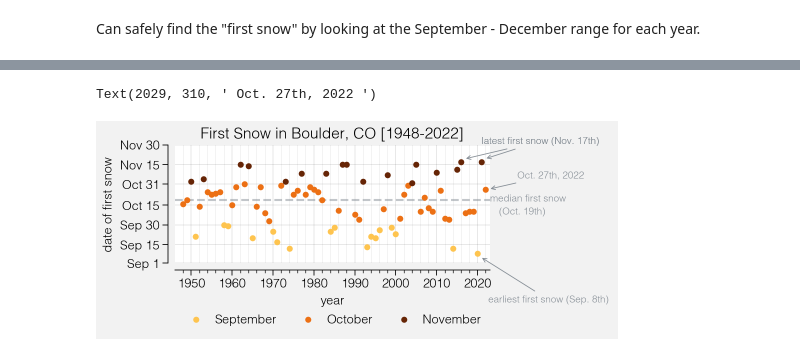
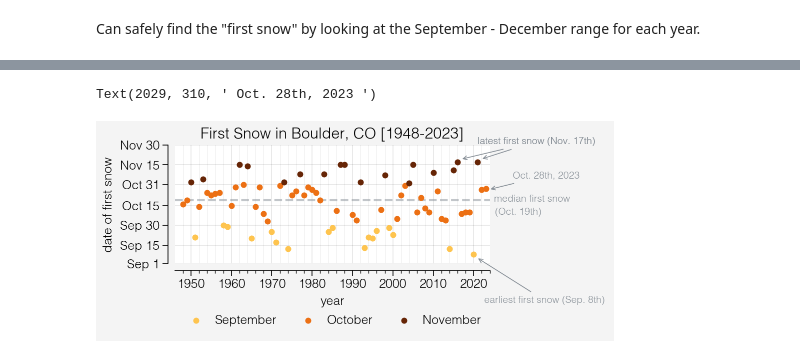
Before and after one commit to bradyrx/boulder_first_snow, a Jupyter notebook: notebooks/boulder-first-snow-analysis.ipynb, the cells around one changed output, grey strips where cells are left out. Drawn from its saved outputs; the diff is of its cells as text; code cells hidden in the pictures.

```diff
--- a/notebooks/boulder-first-snow-analysis.ipynb
+++ b/notebooks/boulder-first-snow-analysis.ipynb
@@ -96,6 +96,9 @@ def find_first_snow(ds, year):
     # Put latest year in manually since the database is not yet updated.
     elif year == 2022:
         return cftime.DatetimeAllLeap(2022, 10, 27, 0, 0, 0)
+    # Feeling lazy in 2023 and just going to manually add it again.
+    elif year == 2023:
+        return cftime.DatetimeAllLeap(2023, 10, 28, 0, 0, 0)
     annual_subset = ds.sel(time=slice(f"{year}-08", f"{year}-12"))
     try:
         idx = (annual_subset > 0).argmax("time")
@@ -213,37 +217,37 @@ ax.annotate(
 # Can this be done through proplot?
 sb.despine(
     offset=5,
 )
 
 # Legend
 ax.legend(
     [
         p1,
         p2,
         p3,
     ],
     loc="b",
     center=True,
 )
 
 MEDIAN = int(np.median(result.to_index().dayofyear))
 ax.axhline(MEDIAN, color="gray6", linestyle="--", alpha=0.5, linewidth=1.5)
-ax.text(2023, 292, "median first snow", fontsize=7, color="gray6")
+ax.text(CURRENT_YEAR + 2, 292, "median first snow", fontsize=7, color="gray6")
 # Just manually grabbing this... use leapyear dayofyear since we are doing AllLeap.
 ax.text(2022, 282, "     (Oct. 19th)", fontsize=7, color="gray6")
 
 # This year
 ax.annotate(
-    " Oct. 27th, 2022 ",
-    xy=(2022.5, 301),
+    " Oct. 28th, 2023 ",
+    xy=(2023.5, 301),
     xytext=(2029, 310),
     fontsize=7,
     color="gray6",
     arrowprops=dict(arrowstyle="->", facecolor="gray6", edgecolor="gray6"),
 )
 
-# f.savefig("../figures/first.snow.2022.whitebg.png", transparent=False)
+# f.savefig("../figures/first.snow.2023.whitebg.png", transparent=False)
 # %% [output]
-Text(2029, 310, ' Oct. 27th, 2022 ')
+Text(2029, 310, ' Oct. 28th, 2023 ')
-[figure, old version]
+[figure, new version]
 [interactive output not drawn]
```
Also changed, not shown: parts of 1 cell of this notebook, 1 other file.
